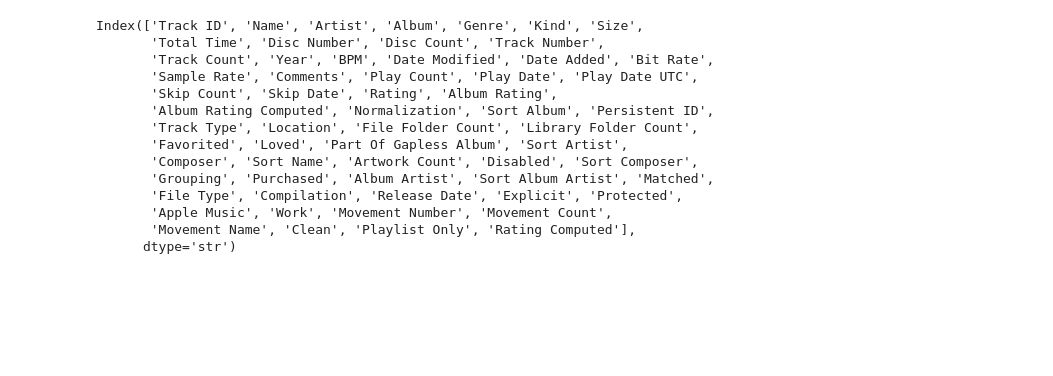
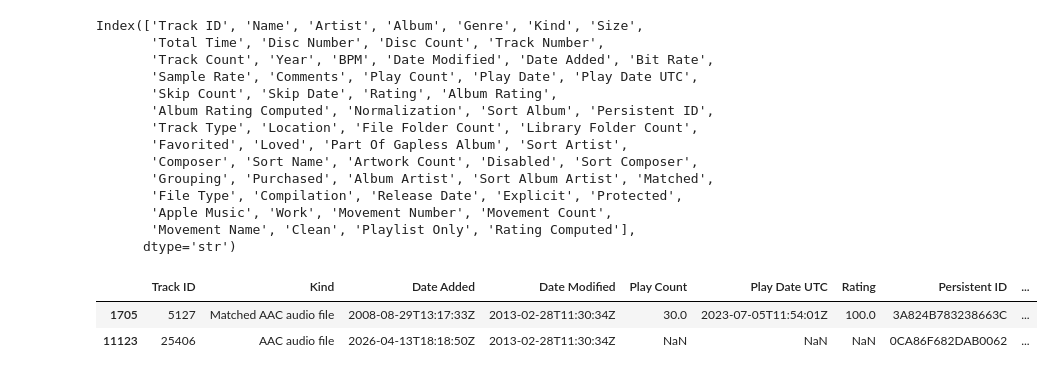
Before and after one commit to St1gg3r6/music-library-tools, a Jupyter notebook: notebooks/02_Track_Profiling.ipynb, the cells around one changed output. Cells and saved outputs as stored; diff of their text form; code cells hidden in the pictures; blank space fills up the shorter version.

```diff
--- a/notebooks/02_Track_Profiling.ipynb
+++ b/notebooks/02_Track_Profiling.ipynb
@@ -3,6 +3,10 @@
 # %%
 from music_library_tools.library import load_library, get_library_section, parse_dict_elements
 import pandas as pd
+# %%
+pd.set_option('display.max_rows', None)
+pd.set_option('display.max_columns', None)
+pd.set_option('display.max_colwidth', None)
 # %% [markdown]
 # 2. Load Library XML
 # %%
@@ -63,3 +67,12 @@ Index(['Track ID', 'Name', 'Artist', 'Album', 'Genre', 'Kind', 'Size',
        'Apple Music', 'Work', 'Movement Number', 'Movement Count',
        'Movement Name', 'Clean', 'Playlist Only', 'Rating Computed'],
       dtype='str')
+# %%
+df[(df['Name'] == 'Hysteria') & (df['Album'] == 'H.A.A.R.P [Live]')][[
+    'Track ID', 'Kind', 'Date Added', 'Date Modified',
+    'Play Count', 'Play Date UTC', 'Rating', 'Persistent ID',
+    'Location', 'Apple Music']]
+# %% [output]
+|  | Track ID | Kind | Date Added | Date Modified | Play Count | Play Date UTC | Rating | Persistent ID | ... |
+| 1705 | 5127 | Matched AAC audio file | 2008-08-29T13:17:33Z | 2013-02-28T11:30:34Z | 30.0 | 2023-07-05T11:54:01Z | 100.0 | 3A824B783238663C | ... |
+| 11123 | 25406 | AAC audio file | 2026-04-13T18:18:50Z | 2013-02-28T11:30:34Z | NaN | NaN | NaN | 0CA86F682DAB0062 | ... |
```
Also changed, not shown: parts of 24 cells of this notebook, 2 other files.
